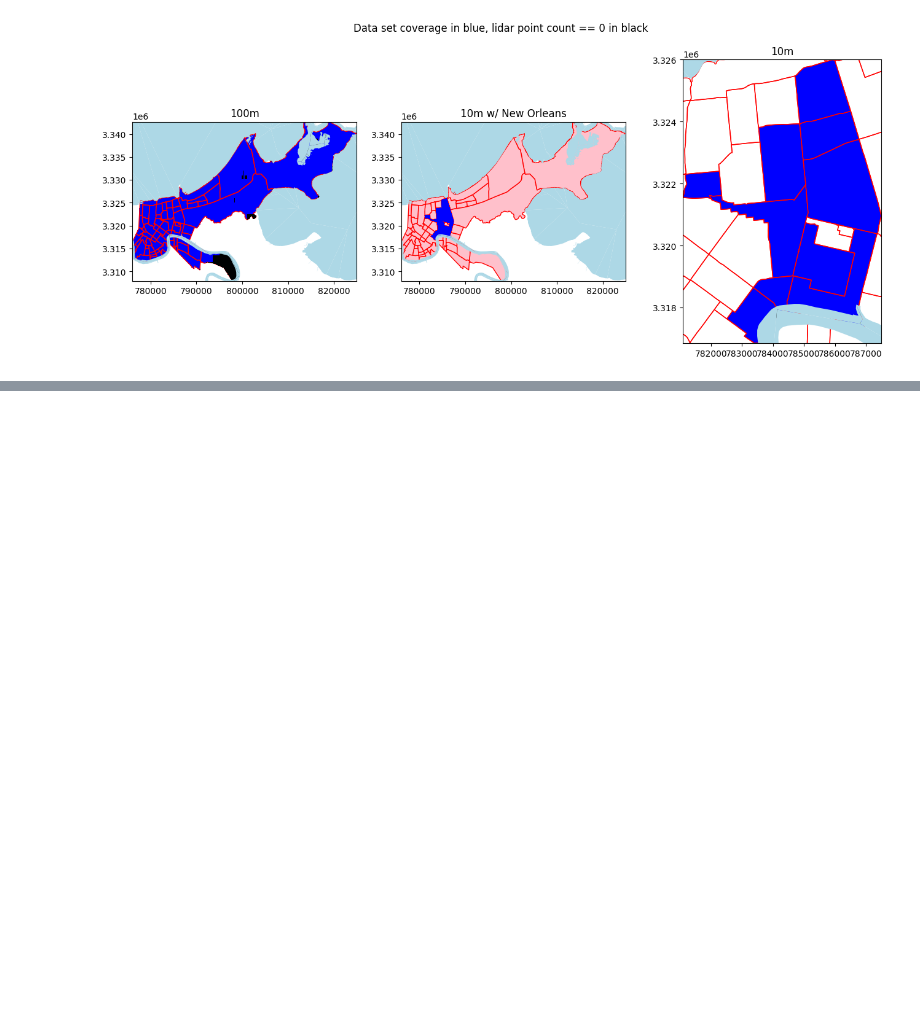
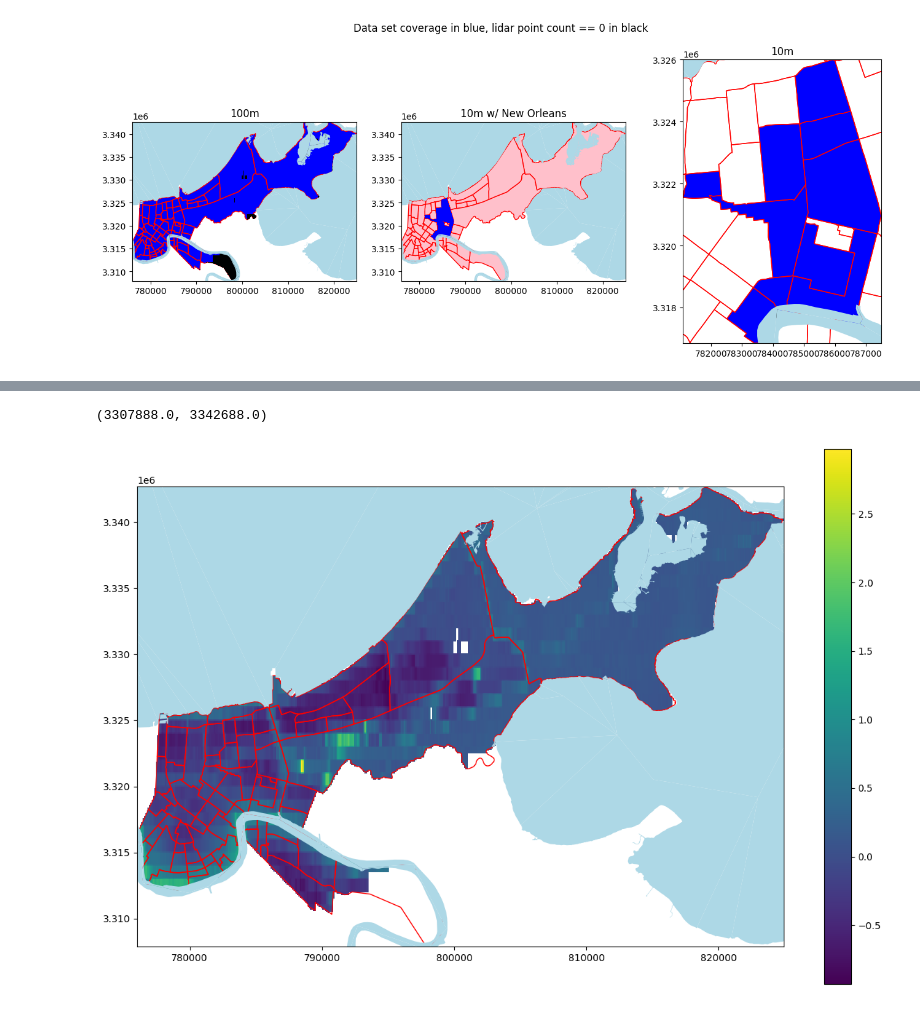
Before and after one commit to GarysCorner/NewOrleansElevation, a Jupyter notebook: CreateMaps.ipynb, the cells around one changed output, grey strips where cells are left out. Cells and saved outputs as stored; diff of their text form; code cells hidden in the pictures; blank space fills up the shorter version.

```diff
--- a/CreateMaps.ipynb
+++ b/CreateMaps.ipynb
@@ -107,0 +118,9 @@ Text(0.5, 0.98, 'Data set coverage in blue, lidar point count == 0 in black')
+# %%
+ax = data100m.plot(column='Altitude', legend=True, figsize=(15,10))
+neighborhoodsDf.plot(ax=ax,color=(0,0,0,0), edgecolor='red',label='No Processing')
+waterDf.plot(ax=ax, color='lightblue', label='water')
+ax.set_xlim((bounds100m[0], bounds100m[2]))
+ax.set_ylim((bounds100m[1], bounds100m[3]))
+# %% [output]
+(3307888.0, 3342688.0)
+[figure, added]
```
Also changed, not shown: parts of 8 cells of this notebook.
